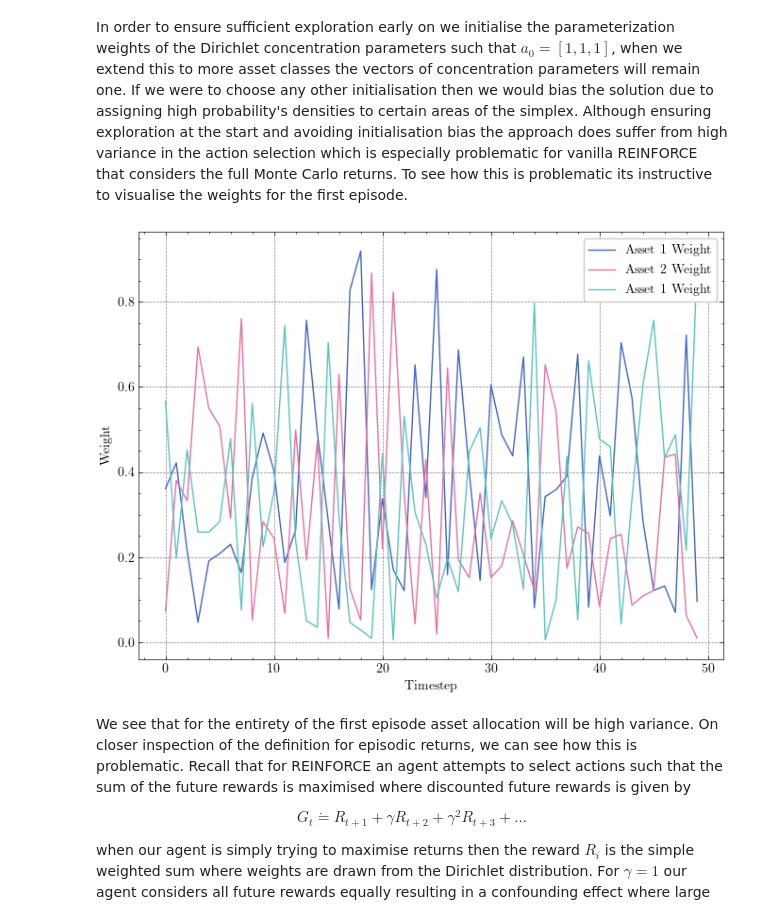
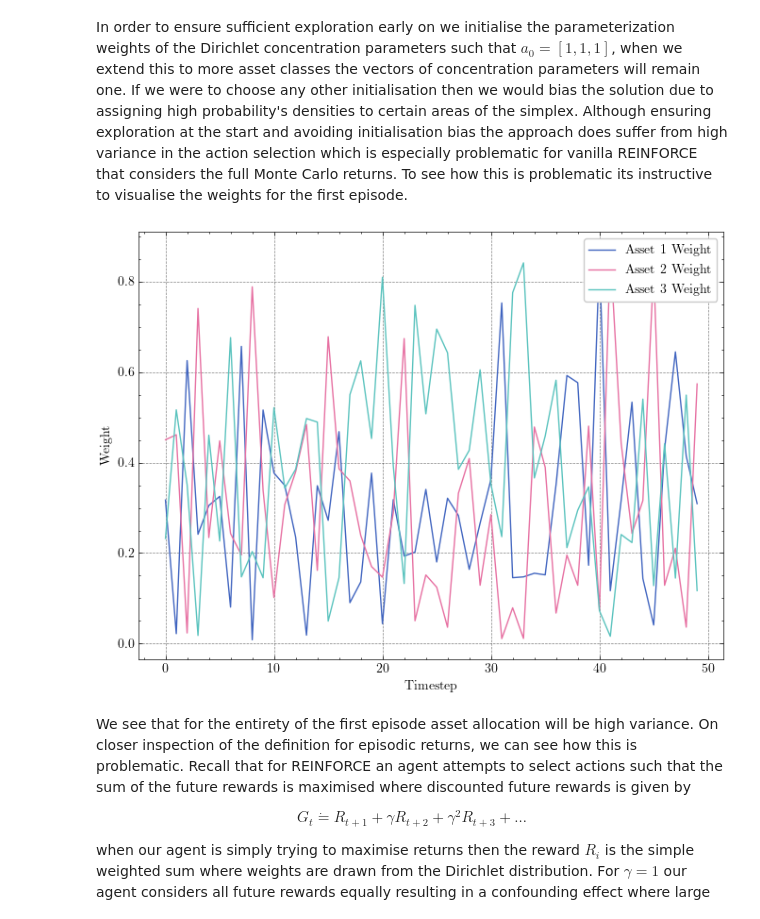
Before and after one commit to mjhoshea/portfolio-optimisation, a Jupyter notebook: notebooks/policy_based_trader/dirichlet_policy_with_ng.ipynb, the cells around one changed output. Drawn from its saved outputs; the diff is of its cells as text; code cells hidden in the pictures.

```diff
--- a/notebooks/policy_based_trader/dirichlet_policy_with_ng.ipynb
+++ b/notebooks/policy_based_trader/dirichlet_policy_with_ng.ipynb
@@ -345,18 +345,18 @@ In order to ensure sufficient exploration early on we initialise the parameteriz
 # %%
 ws = list(zip(*dirichlet([1,1,1]).rvs(50)))
 
 plt.figure(figsize=(8, 6), dpi=100)
 
 plt.xlabel('Timestep')
 plt.ylabel('Weight')
 plt.plot(ws[0], label='Asset 1 Weight')
 plt.plot(ws[1], label='Asset 2 Weight')
-plt.plot(ws[2], label='Asset 1 Weight')
+plt.plot(ws[2], label='Asset 3 Weight')
 plt.legend(loc=1)
 
 plt.savefig('./report_images/initial_weights')
 # %% [output]
-[figure, old version]
+[figure, new version]
 # %% [markdown]
 We see that for the entirety of the first episode asset allocation will be high variance. On closer inspection of the definition for episodic returns, we can see how this is problematic. Recall that for REINFORCE an agent attempts to select actions such that the sum of the future rewards is maximised where discounted future rewards is given by
 
```
Also changed, not shown: 6 other files.
